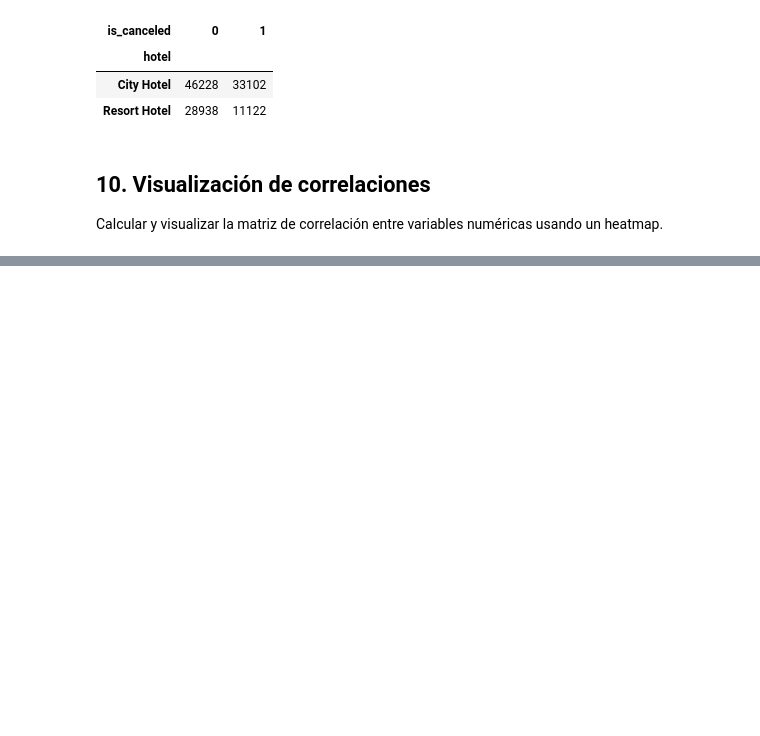
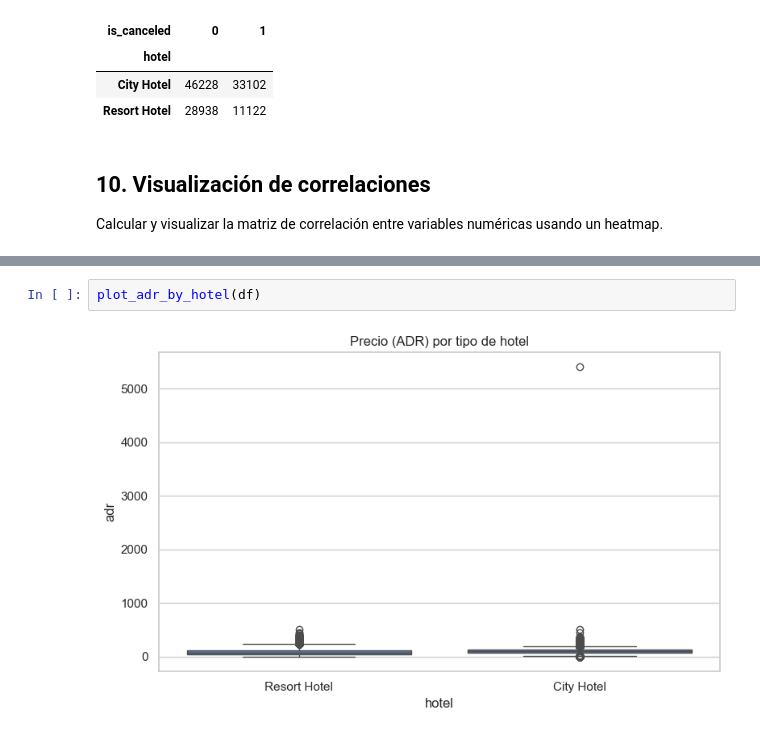
Before and after one commit to BielNietoJuanes/hotel-booking-eda, a Jupyter notebook: notebooks/eda.ipynb, the cells around one changed output, grey strips where cells are left out. Drawn from its saved outputs; the diff is of its cells as text; blank space fills up the shorter version.

```diff
--- a/notebooks/eda.ipynb
+++ b/notebooks/eda.ipynb
@@ -170,0 +203,4 @@ plt.show()
+# %%
+plot_adr_by_hotel(df)
+# %% [output]
+[figure, added]
```
Also changed, not shown: parts of 11 cells of this notebook, 2 other files.
